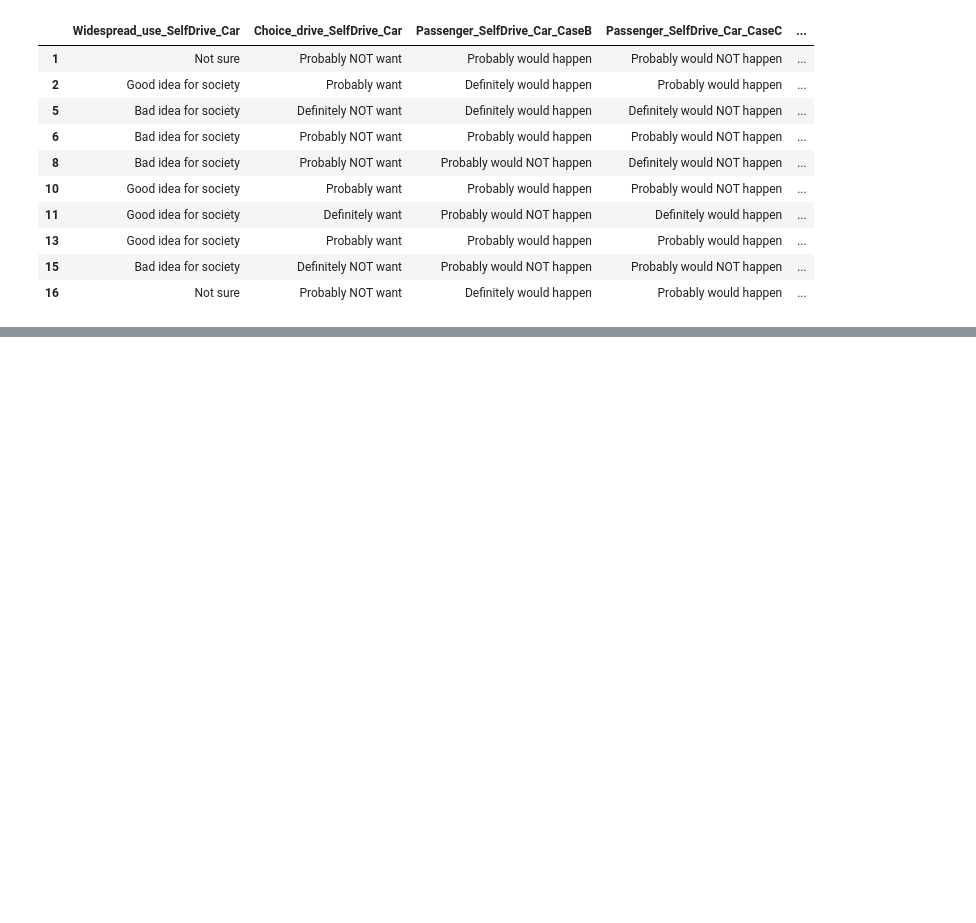
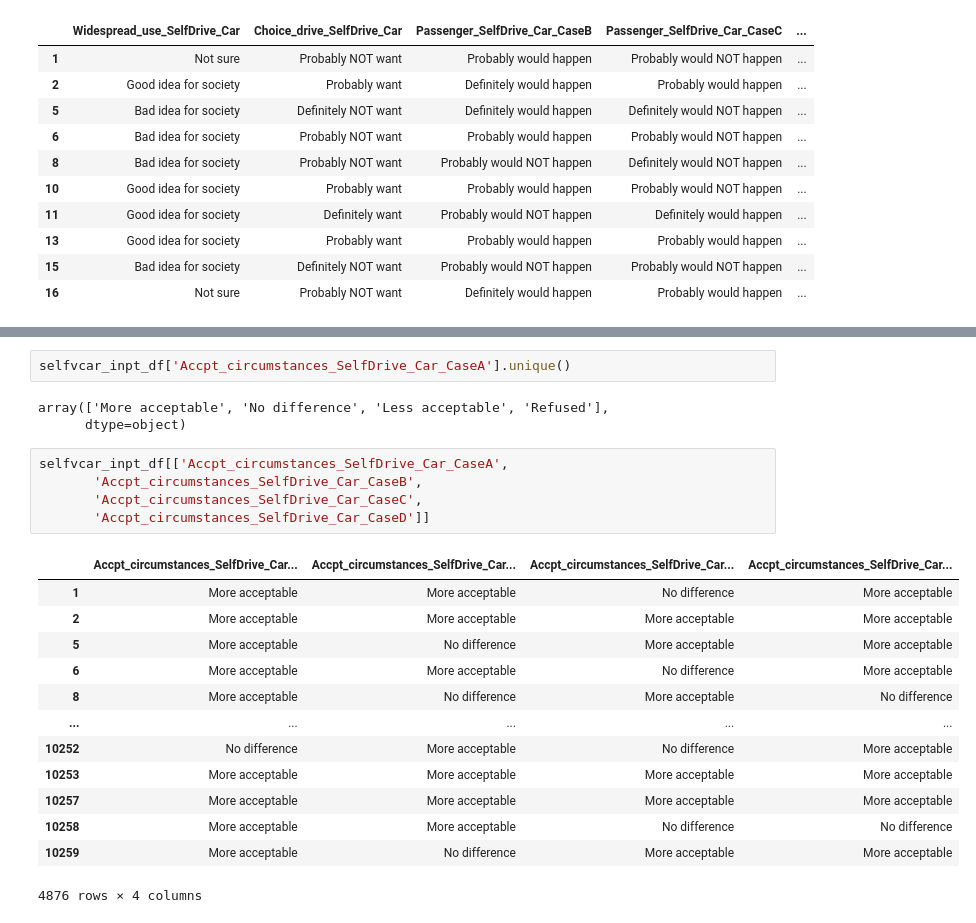
Before and after one commit to EvaW01/schulich_ai_fundamentals, a Jupyter notebook: selfcar_cleaned.ipynb, the cells around one changed output, grey strips where cells are left out. Drawn from its saved outputs; the diff is of its cells as text; blank space fills up the shorter version.

```diff
--- a/selfcar_cleaned.ipynb
+++ b/selfcar_cleaned.ipynb
@@ -193 +211,25 @@ selfvcar_inpt_df.head(10)
+# %%
+selfvcar_inpt_df['Accpt_circumstances_SelfDrive_Car_CaseA'].unique()
+# %% [output]
+array(['More acceptable', 'No difference', 'Less acceptable', 'Refused'],
+      dtype=object)
+# %%
+selfvcar_inpt_df[['Accpt_circumstances_SelfDrive_Car_CaseA',
+       'Accpt_circumstances_SelfDrive_Car_CaseB',
+       'Accpt_circumstances_SelfDrive_Car_CaseC',
+       'Accpt_circumstances_SelfDrive_Car_CaseD']]
+# %% [output]
+|  | Accpt_circumstances_SelfDrive_Car... | Accpt_circumstances_SelfDrive_Car... | Accpt_circumstances_SelfDrive_Car... | Accpt_circumstances_SelfDrive_Car... |
+| 1 | More acceptable | More acceptable | No difference | More acceptable |
+| 2 | More acceptable | More acceptable | More acceptable | More acceptable |
+| 5 | More acceptable | No difference | More acceptable | More acceptable |
+| 6 | More acceptable | More acceptable | No difference | More acceptable |
+| 8 | More acceptable | No difference | More acceptable | No difference |
+| ... | ... | ... | ... | ... |
+| 10252 | No difference | More acceptable | No difference | More acceptable |
+| 10253 | More acceptable | More acceptable | More acceptable | More acceptable |
+| 10257 | More acceptable | More acceptable | More acceptable | More acceptable |
+| 10258 | More acceptable | More acceptable | No difference | No difference |
+| 10259 | More acceptable | No difference | More acceptable | More acceptable |
+4876 rows × 4 columns
 # %%
```
Also changed, not shown: parts of 20 cells of this notebook.
